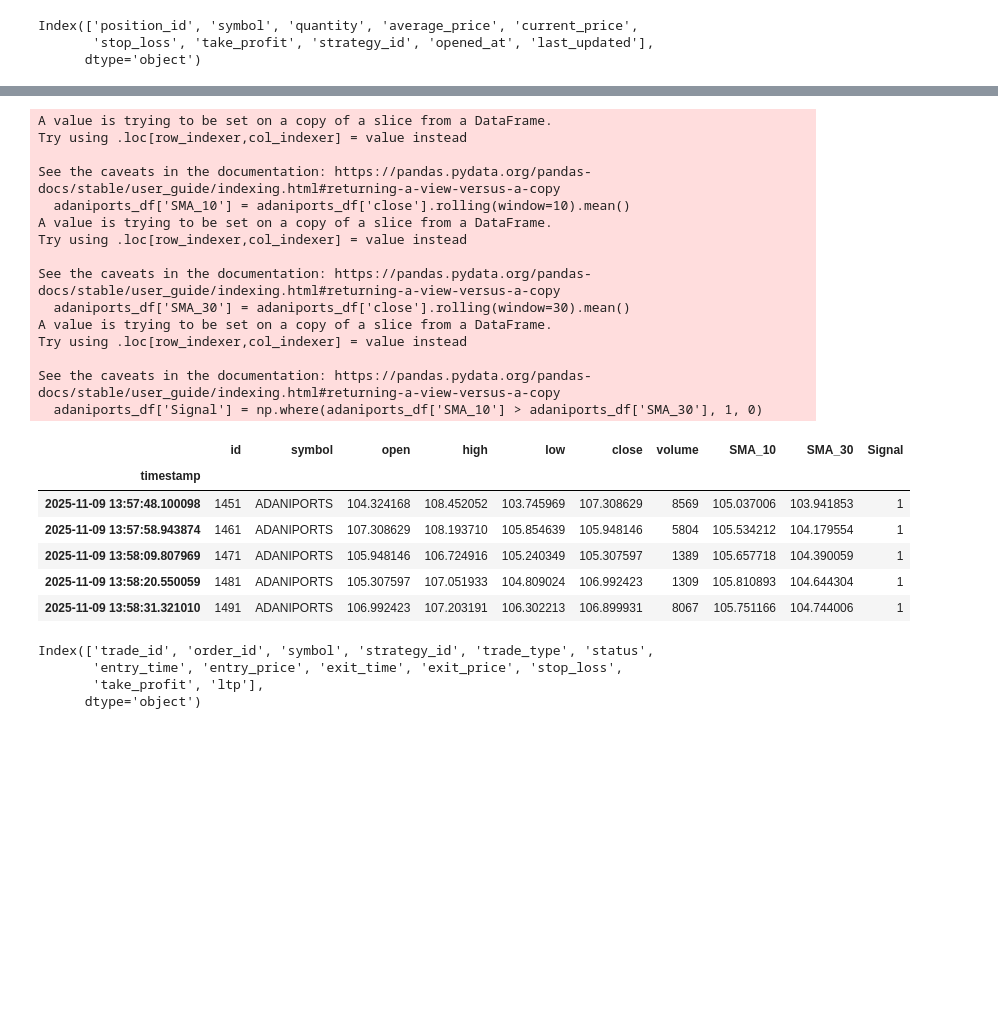
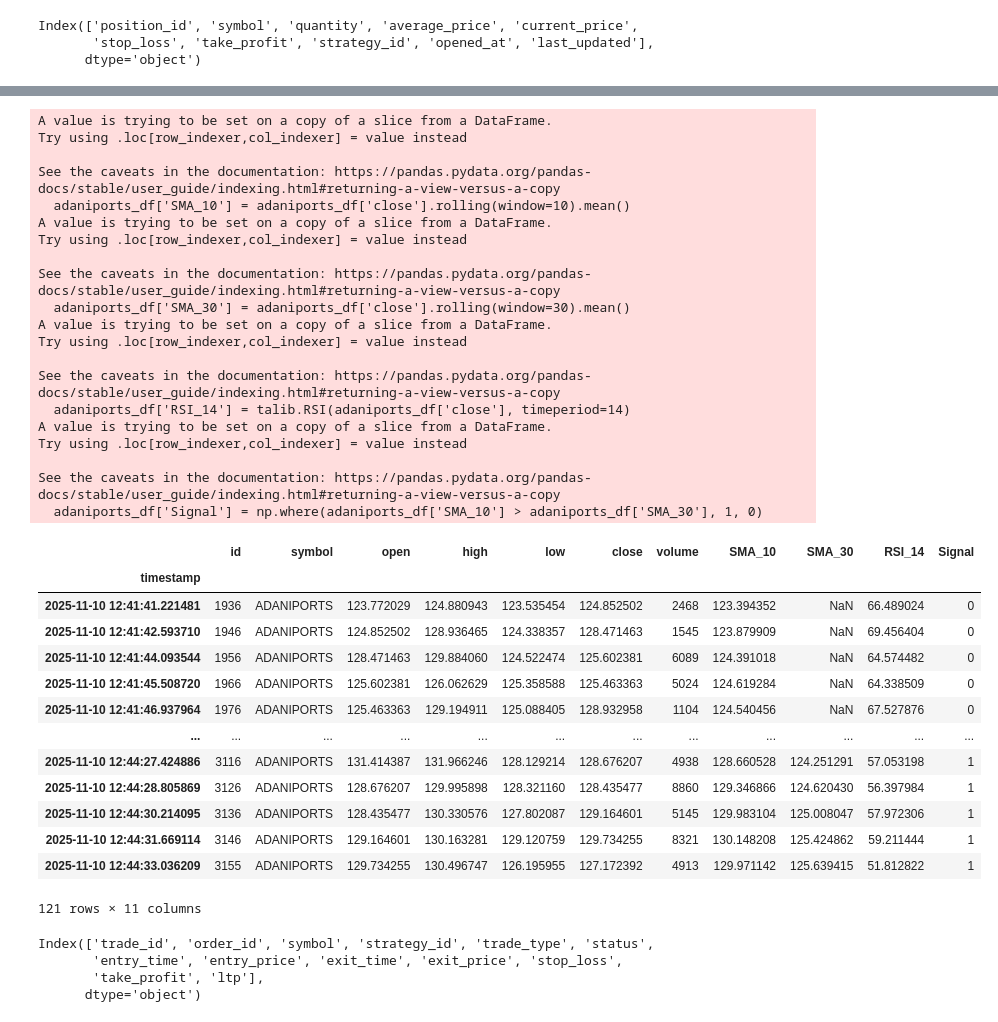
Before and after one commit to AryanGupta0007/algoTradingProject, a Jupyter notebook: analysis.ipynb, the cells around one changed output, grey strips where cells are left out. Drawn from its saved outputs; the diff is of its cells as text; code cells hidden in the pictures; blank space fills up the shorter version.

```diff
--- a/analysis.ipynb
+++ b/analysis.ipynb
@@ -112,9 +118,21 @@ trade_logs_df[['entry_time', 'exit_time', 'strategy_id', 'trade_type', 'status']
 # %%
+market_df.index = pd.to_datetime(market_df.index)
+market_df.index = pd.to_datetime(market_df.index)
+
+# Define the cutoff timestamp
+cutoff = pd.Timestamp("2025-11-10 12:41:20")
+
+# Filter rows where index (timestamp) > cutoff
+market_df = market_df[market_df.index > cutoff]
+
 adaniports_df = market_df[market_df['symbol'] == 'ADANIPORTS']
+# market_df.columns
 # %%
 import numpy as np
+import talib
 adaniports_df['SMA_10'] = adaniports_df['close'].rolling(window=10).mean()
 adaniports_df['SMA_30'] = adaniports_df['close'].rolling(window=30).mean()
+adaniports_df['RSI_14'] = talib.RSI(adaniports_df['close'], timeperiod=14)
 
 adaniports_df['Signal'] = np.where(adaniports_df['SMA_10'] > adaniports_df['SMA_30'], 1, 0)
 # %% [output]
@@ -132,17 +150,29 @@ A value is trying to be set on a copy of a slice from a DataFrame.
 Try using .loc[row_indexer,col_indexer] = value instead
 
 See the caveats in the documentation: https://pandas.pydata.org/pandas-docs/stable/user_guide/indexing.html#returning-a-view-versus-a-copy
+  adaniports_df['RSI_14'] = talib.RSI(adaniports_df['close'], timeperiod=14)
+A value is trying to be set on a copy of a slice from a DataFrame.
+Try using .loc[row_indexer,col_indexer] = value instead
+
+See the caveats in the documentation: https://pandas.pydata.org/pandas-docs/stable/user_guide/indexing.html#returning-a-view-versus-a-copy
   adaniports_df['Signal'] = np.where(adaniports_df['SMA_10'] > adaniports_df['SMA_30'], 1, 0)
 # %%
-adaniports_df.tail(5)
+adaniports_df[adaniports_df['RSI_14'] > 70]
 # %% [output]
-|  | id | symbol | open | high | low | close | volume | SMA_10 | SMA_30 | Signal |
-| timestamp |  |  |  |  |  |  |  |  |  |  |
-| 2025-11-09 13:57:48.100098 | 1451 | ADANIPORTS | 104.324168 | 108.452052 | 103.745969 | 107.308629 | 8569 | 105.037006 | 103.941853 | 1 |
-| 2025-11-09 13:57:58.943874 | 1461 | ADANIPORTS | 107.308629 | 108.193710 | 105.854639 | 105.948146 | 5804 | 105.534212 | 104.179554 | 1 |
-| 2025-11-09 13:58:09.807969 | 1471 | ADANIPORTS | 105.948146 | 106.724916 | 105.240349 | 105.307597 | 1389 | 105.657718 | 104.390059 | 1 |
-| 2025-11-09 13:58:20.550059 | 1481 | ADANIPORTS | 105.307597 | 107.051933 | 104.809024 | 106.992423 | 1309 | 105.810893 | 104.644304 | 1 |
-| 2025-11-09 13:58:31.321010 | 1491 | ADANIPORTS | 106.992423 | 107.203191 | 106.302213 | 106.899931 | 8067 | 105.751166 | 104.744006 | 1 |
+|  | id | symbol | open | high | low | close | volume | SMA_10 | SMA_30 | RSI_14 | Signal |
+| timestamp |  |  |  |  |  |  |  |  |  |  |  |
+| 2025-11-10 12:41:41.221481 | 1936 | ADANIPORTS | 123.772029 | 124.880943 | 123.535454 | 124.852502 | 2468 | 123.394352 | NaN | 66.489024 | 0 |
+| 2025-11-10 12:41:42.593710 | 1946 | ADANIPORTS | 124.852502 | 128.936465 | 124.338357 | 128.471463 | 1545 | 123.879909 | NaN | 69.456404 | 0 |
+| 2025-11-10 12:41:44.093544 | 1956 | ADANIPORTS | 128.471463 | 129.884060 | 124.522474 | 125.602381 | 6089 | 124.391018 | NaN | 64.574482 | 0 |
+| 2025-11-10 12:41:45.508720 | 1966 | ADANIPORTS | 125.602381 | 126.062629 | 125.358588 | 125.463363 | 5024 | 124.619284 | NaN | 64.338509 | 0 |
+| 2025-11-10 12:41:46.937964 | 1976 | ADANIPORTS | 125.463363 | 129.194911 | 125.088405 | 128.932958 | 1104 | 124.540456 | NaN | 67.527876 | 0 |
+| ... | ... | ... | ... | ... | ... | ... | ... | ... | ... | ... | ... |
+| 2025-11-10 12:44:27.424886 | 3116 | ADANIPORTS | 131.414387 | 131.966246 | 128.129214 | 128.676207 | 4938 | 128.660528 | 124.251291 | 57.053198 | 1 |
+| 2025-11-10 12:44:28.805869 | 3126 | ADANIPORTS | 128.676207 | 129.995898 | 128.321160 | 128.435477 | 8860 | 129.346866 | 124.620430 | 56.397984 | 1 |
+| 2025-11-10 12:44:30.214095 | 3136 | ADANIPORTS | 128.435477 | 130.330576 | 127.802087 | 129.164601 | 5145 | 129.983104 | 125.008047 | 57.972306 | 1 |
+| 2025-11-10 12:44:31.669114 | 3146 | ADANIPORTS | 129.164601 | 130.163281 | 129.120759 | 129.734255 | 8321 | 130.148208 | 125.424862 | 59.211444 | 1 |
+| 2025-11-10 12:44:33.036209 | 3155 | ADANIPORTS | 129.734255 | 130.496747 | 126.195955 | 127.172392 | 4913 | 129.971142 | 125.639415 | 51.812822 | 1 |
+121 rows × 11 columns
 # %%
 trade_logs_df.columns
 # %% [output]
```
Also changed, not shown: parts of 10 cells of this notebook, 44 other files.
